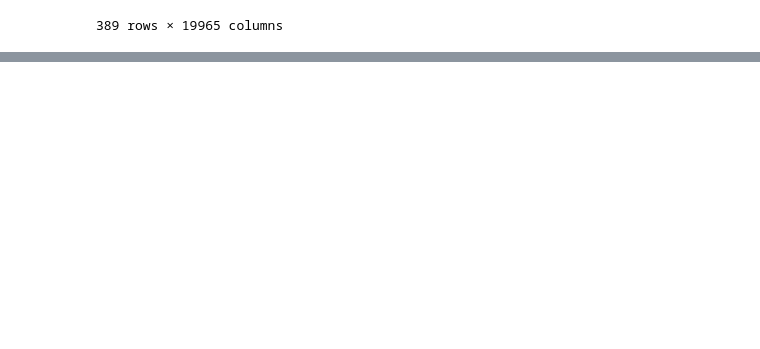
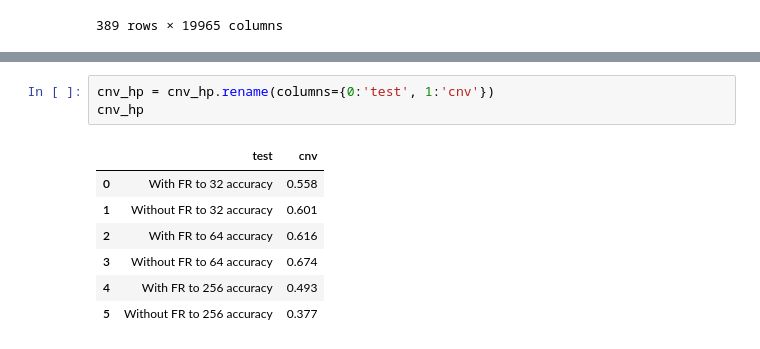
Before and after one commit to akira-nair/multiomic-model-tcga, a Jupyter notebook: models/MAVI/complete_modality.ipynb, the cells around one changed output, grey strips where cells are left out. Cells and saved outputs as stored; diff of their text form; blank space fills up the shorter version.

```diff
--- a/models/MAVI/complete_modality.ipynb
+++ b/models/MAVI/complete_modality.ipynb
@@ -218,0 +246,11 @@ data_training = data[data["case_id"].isin(training_cases)]
+# %%
+cnv_hp = cnv_hp.rename(columns={0:'test', 1:'cnv'})
+cnv_hp
+# %% [output]
+|  | test | cnv |
+| 0 | With FR to 32 accuracy | 0.558 |
+| 1 | Without FR to 32 accuracy | 0.601 |
+| 2 | With FR to 64 accuracy | 0.616 |
+| 3 | Without FR to 64 accuracy | 0.674 |
+| 4 | With FR to 256 accuracy | 0.493 |
+| 5 | Without FR to 256 accuracy | 0.377 |
```
Also changed, not shown: parts of 14 cells of this notebook, 4 other files.
